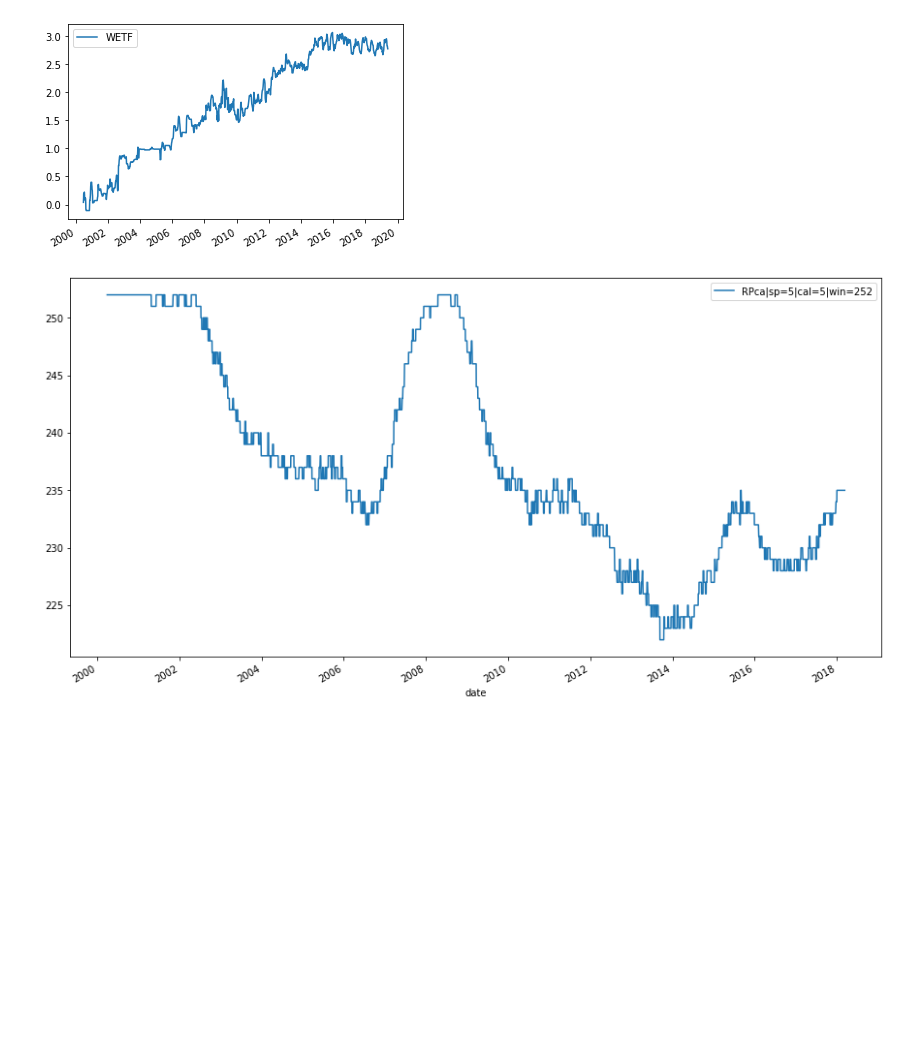
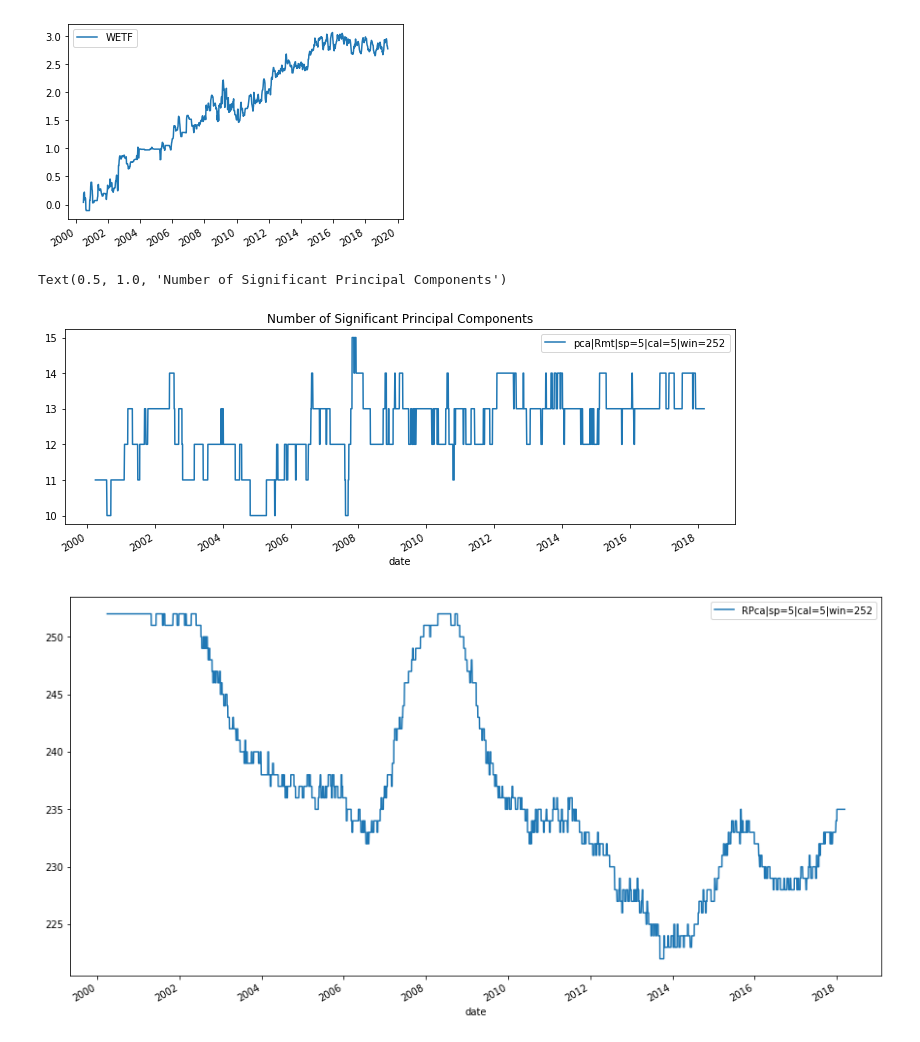
Before and after one commit to jase-clarkson/mini_1, a Jupyter notebook: stat_arb.ipynb, the cells around one changed output. Drawn from its saved outputs; the diff is of its cells as text; code cells hidden in the pictures; blank space fills up the shorter version.

```diff
--- a/stat_arb.ipynb
+++ b/stat_arb.ipynb
@@ -156,3 +130,6 @@ dtype: float64, array([0.05801149])]
+# %%
+strats = [sa.StArbFm(dr.RPca(), cal_freq=5, window_len=w),]
+backtest(df_500, strats, df_excess, benchmark=spy, save=True, it=100)
 # %%
 ix = strats[1].lr.loc['2004'].idxmax()
 print(ix)
@@ -186,3 +145,11 @@ def sharpe_ratio_test(log_ret):
+# %%
+# pcs_df = pd.concat([pd.DataFrame(strat.n_pcs, index=df.index, columns=[strat.id]) for strat in strats], axis=1)
+pcs_df = pd.DataFrame(strats[-1].n_pcs, index=df.index, columns=[strats[-1].id])
+pcs_df.iloc[:-300].plot(figsize=(12, 4))
+plt.title('Number of Significant Principal Components')
+# %% [output]
+Text(0.5, 1.0, 'Number of Significant Principal Components')
+[figure, added]
 # %%
 pcs_df = pd.DataFrame(rpca.n_pcs, index=df_500.index, columns=[rpca.id])#pd.concat([pd.DataFrame(strat.n_pcs, index=df.index, columns=[strat.id]) for strat in strats], axis=1)
 pcs_df.iloc[:-300].plot(figsize=(15, 8))
```
Also changed, not shown: parts of 9 cells of this notebook.
